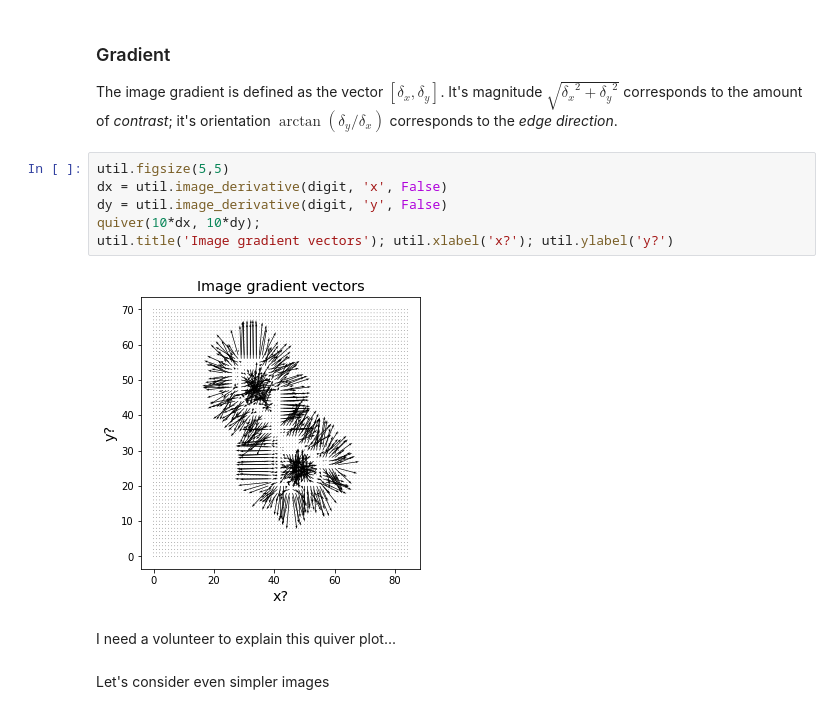
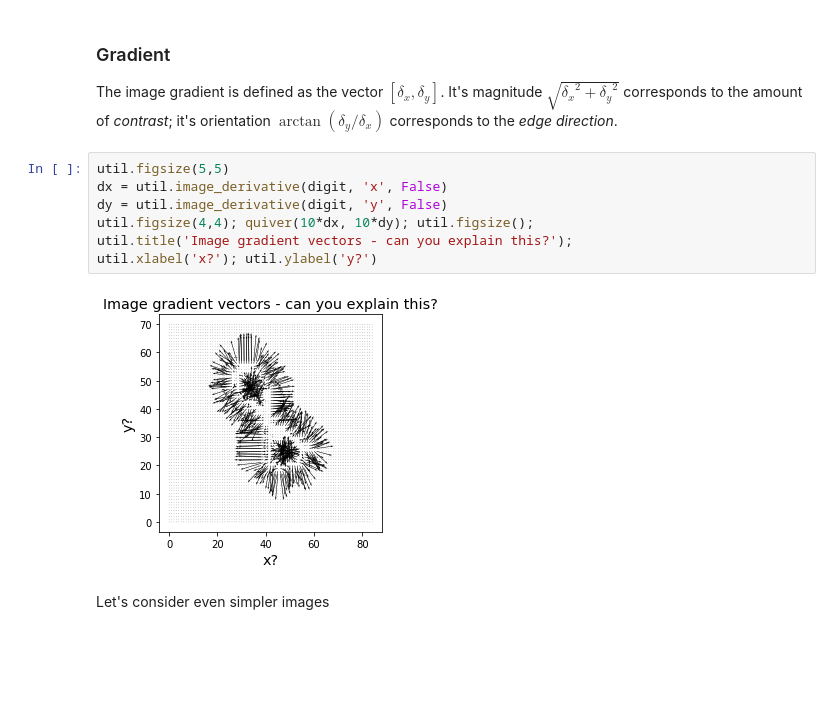
Before and after one commit to godatadriven/ddsw-2018-dsp-workshop, a Jupyter notebook: intro.ipynb, the cells around one changed output. Drawn from its saved outputs; the diff is of its cells as text; blank space fills up the shorter version.

```diff
--- a/intro.ipynb
+++ b/intro.ipynb
@@ -414,13 +428,12 @@ The image gradient is defined as the vector $[\delta_x, \delta_y]$. It's magnitu
 # %%
 util.figsize(5,5)
 dx = util.image_derivative(digit, 'x', False)
 dy = util.image_derivative(digit, 'y', False)
-quiver(10*dx, 10*dy);
-util.title('Image gradient vectors'); util.xlabel('x?'); util.ylabel('y?')
+util.figsize(4,4); quiver(10*dx, 10*dy); util.figsize();
+util.title('Image gradient vectors - can you explain this?');
+util.xlabel('x?'); util.ylabel('y?')
 # %% [output]
-[figure, old version]
+[figure, new version]
-# %% [markdown]
-I need a volunteer to explain this quiver plot...
 # %% [markdown]
 Let's consider even simpler images
 # %%
```
Also changed, not shown: parts of 18 cells of this notebook, 5 other files.
